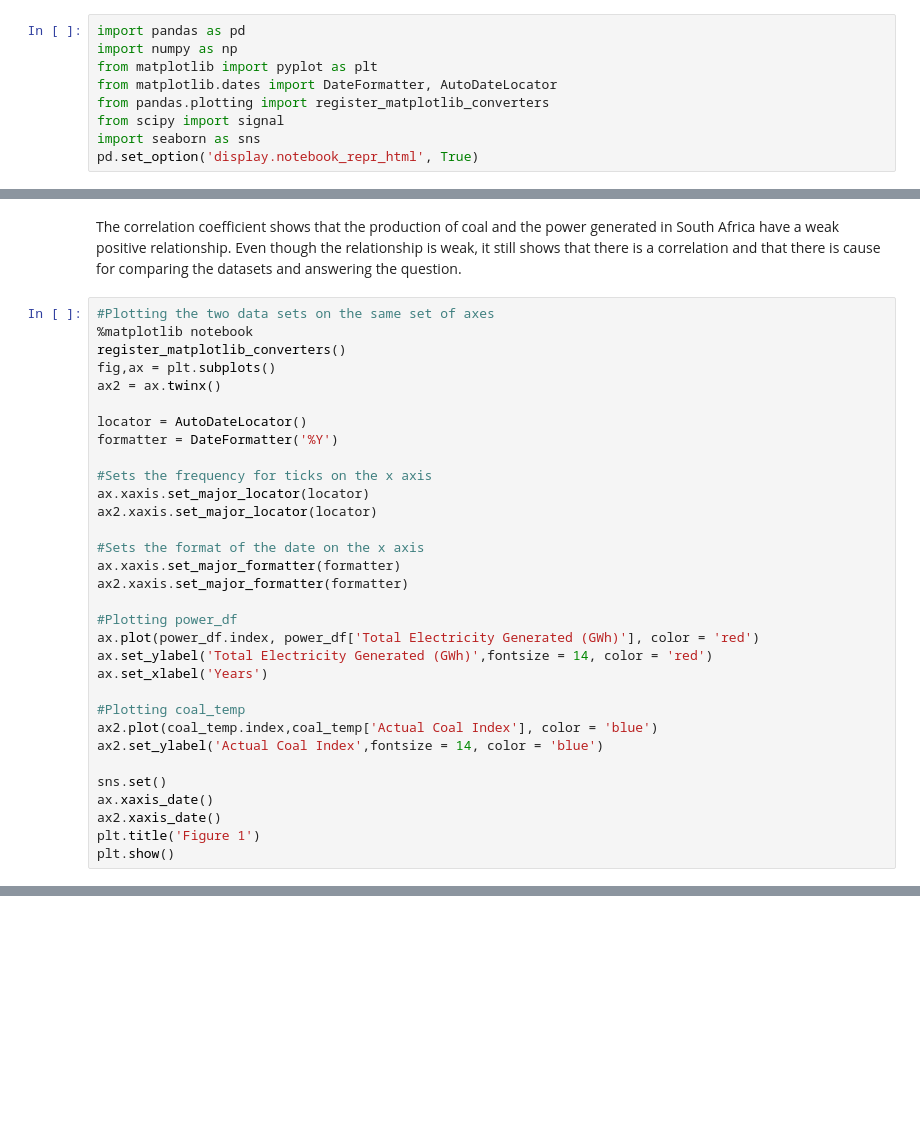
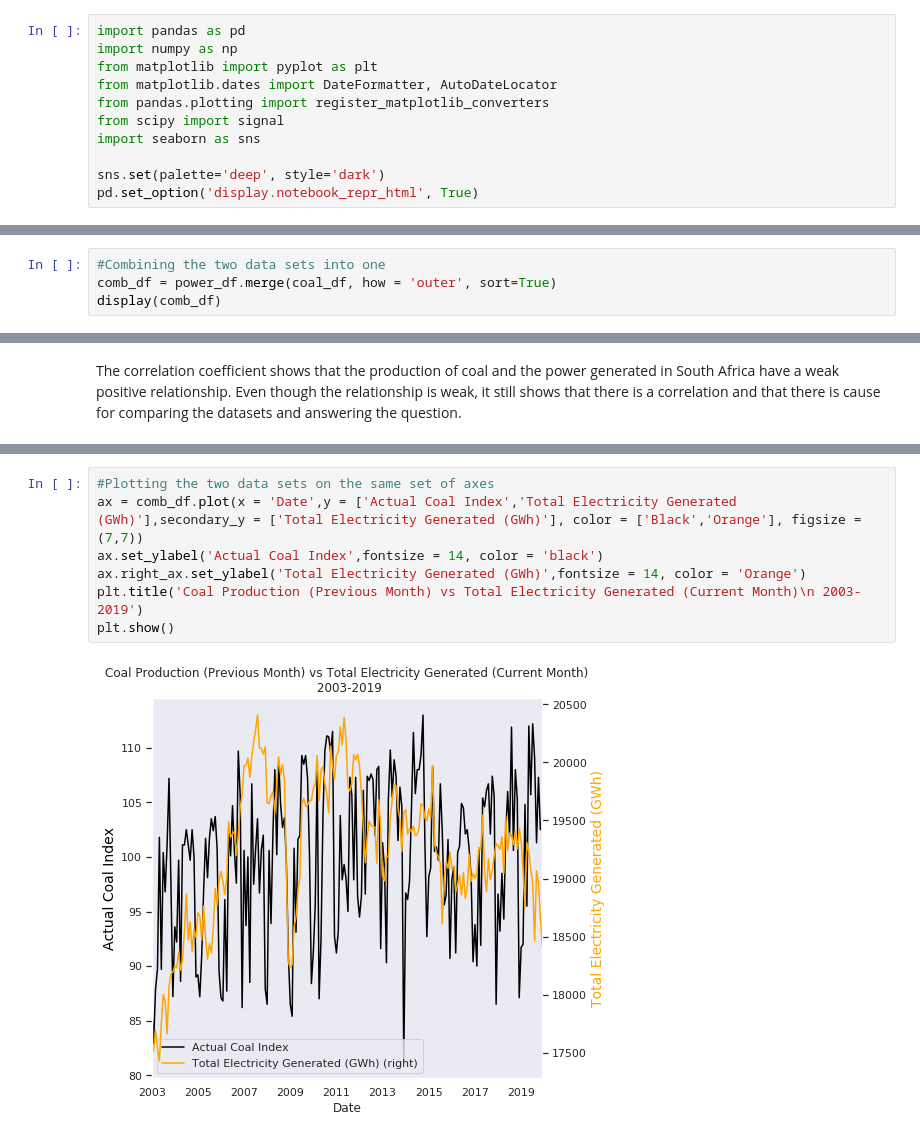
Before and after one commit to MarMar42/Data-Analysis-of-Coal-and-Power, a Jupyter notebook: DAE Mini Assignment.ipynb, the cells around one changed output, grey strips where cells are left out. Saved outputs shown, nothing was run; the diff lists cells and outputs as text; blank space fills up the shorter version.

```diff
--- a/DAE Mini Assignment.ipynb
+++ b/DAE Mini Assignment.ipynb
@@ -18,6 +18,8 @@ from matplotlib.dates import DateFormatter, AutoDateLocator
 from pandas.plotting import register_matplotlib_converters
 from scipy import signal
 import seaborn as sns
+
+sns.set(palette='deep', style='dark')
 pd.set_option('display.notebook_repr_html', True)
 # %% [markdown]
 ### Load Data
@@ -117,0 +140,4 @@ For this notebook, we will be looking at the previous month's coal production an
+# %%
+#Combining the two data sets into one
+comb_df = power_df.merge(coal_df, how = 'outer', sort=True)
+display(comb_df)
@@ -126,34 +170,2 @@ The correlation coefficient of the data is  0.23235245004885713
 # %% [markdown]
 The correlation coefficient shows that the production of coal and the power generated in South Africa have a weak positive relationship. Even though the relationship is weak, it still shows that there is a correlation and that there is cause for comparing the datasets and answering the question.
-# %%
-#Plotting the two data sets on the same set of axes
-%matplotlib notebook
-register_matplotlib_converters()
-fig,ax = plt.subplots()
-ax2 = ax.twinx()
-
-locator = AutoDateLocator()
-formatter = DateFormatter('%Y')
-
-#Sets the frequency for ticks on the x axis
-ax.xaxis.set_major_locator(locator)
-ax2.xaxis.set_major_locator(locator)
-
-#Sets the format of the date on the x axis
-ax.xaxis.set_major_formatter(formatter)
-ax2.xaxis.set_major_formatter(formatter)
-
-#Plotting power_df
-ax.plot(power_df.index, power_df['Total Electricity Generated (GWh)'], color = 'red')
-ax.set_ylabel('Total Electricity Generated (GWh)',fontsize = 14, color = 'red')
-ax.set_xlabel('Years')
-
-#Plotting coal_temp
-ax2.plot(coal_temp.index,coal_temp['Actual Coal Index'], color = 'blue')
-ax2.set_ylabel('Actual Coal Index',fontsize = 14, color = 'blue')
-
-sns.set()
-ax.xaxis_date()
-ax2.xaxis_date()
-plt.title('Figure 1')
-plt.show()
@@ -163 +172,10 @@ plt.show()
+# %%
+#Plotting the two data sets on the same set of axes
+ax = comb_df.plot(x = 'Date',y = ['Actual Coal Index','Total Electricity Generated (GWh)'],secondary_y = ['Total Electricity Generated (GWh)'], color = ['Black','Orange'], figsize = (7,7))
+ax.set_ylabel('Actual Coal Index',fontsize = 14, color = 'black')
+ax.right_ax.set_ylabel('Total Electricity Generated (GWh)',fontsize = 14, color = 'Orange')
+plt.title('Coal Production (Previous Month) vs Total Electricity Generated (Current Month)\n 2003-2019')
+plt.show()
+# %% [output]
+[figure, added]
 # %% [markdown]
```
Also changed, not shown: parts of 15 cells of this notebook, 1 other file.
